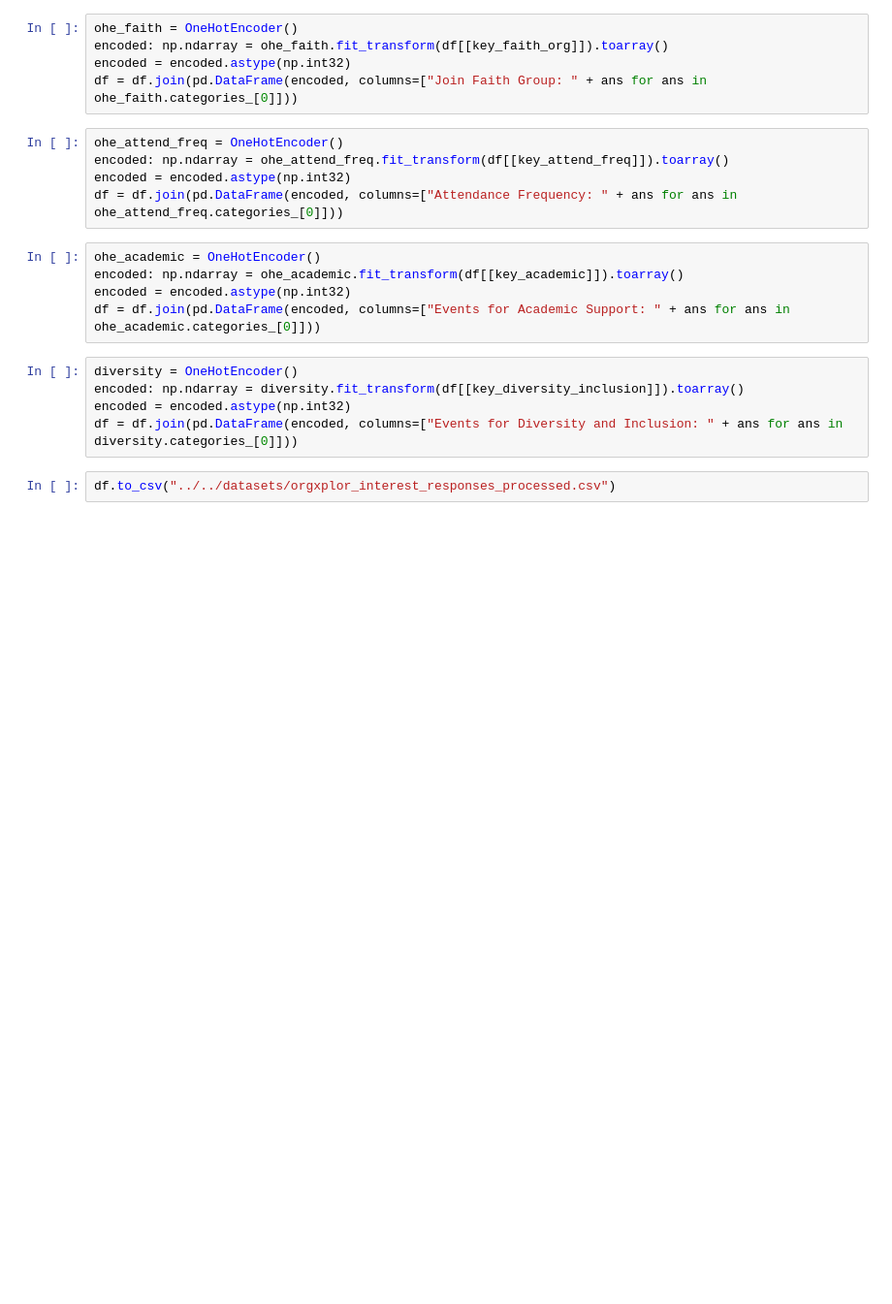
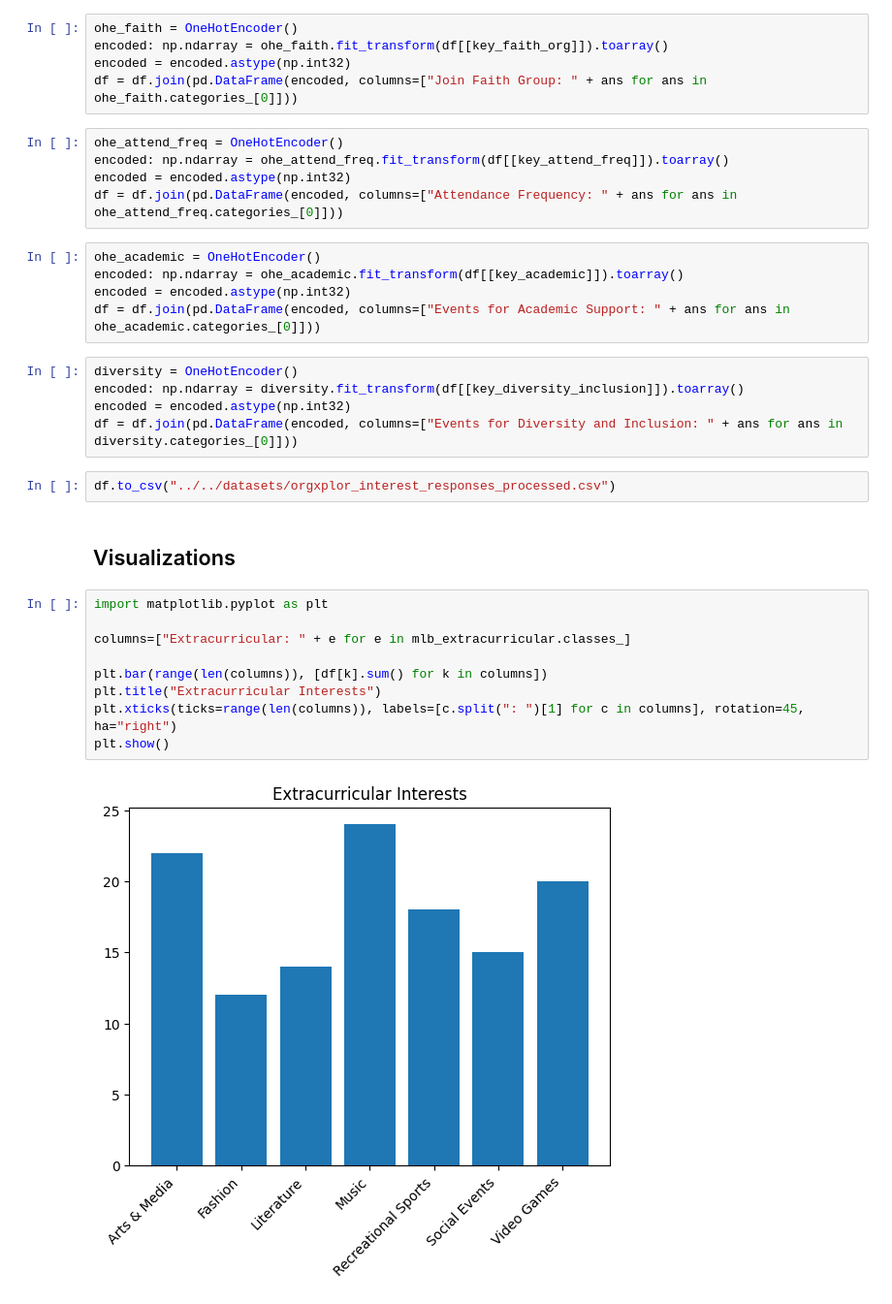
Before and after one commit to ljmullings/AI51-OrgXplor, a Jupyter notebook: ml_eval/preprocess/interest_survey/analysis.ipynb, the cells around one changed output. Shown at 97% size. Cells and saved outputs as stored; diff of their text form; blank space fills up the shorter version.

Commit message:
Added Visualizations
Re-run them yourselves to see them. Prevents
snooping by outsiders.

```diff
--- a/ml_eval/preprocess/interest_survey/analysis.ipynb
+++ b/ml_eval/preprocess/interest_survey/analysis.ipynb
@@ -203,3 +221,16 @@ encoded = encoded.astype(np.int32)
 df = df.join(pd.DataFrame(encoded, columns=["Events for Diversity and Inclusion: " + ans for ans in diversity.categories_[0]]))
 # %%
 df.to_csv("../../datasets/orgxplor_interest_responses_processed.csv")
+# %% [markdown]
+## Visualizations
+# %%
+import matplotlib.pyplot as plt
+
+columns=["Extracurricular: " + e for e in mlb_extracurricular.classes_]
+
+plt.bar(range(len(columns)), [df[k].sum() for k in columns])
+plt.title("Extracurricular Interests")
+plt.xticks(ticks=range(len(columns)), labels=[c.split(": ")[1] for c in columns], rotation=45, ha="right")
+plt.show()
+# %% [output]
+[figure, added]
```
Also changed, not shown: parts of 14 cells of this notebook.
